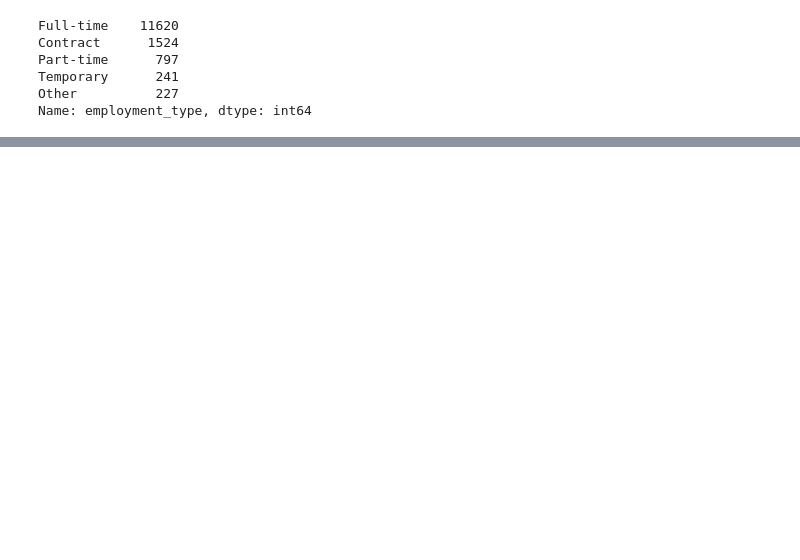
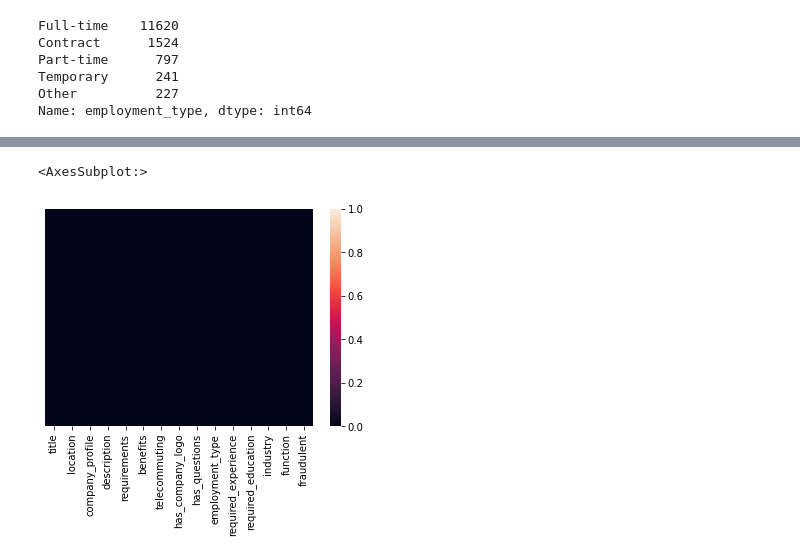
Before and after one commit to pritjee/Springboard, a Jupyter notebook: Fake_Job_prediction.ipynb, the cells around one changed output, grey strips where cells are left out. Cells and saved outputs as stored; diff of their text form; code cells hidden in the pictures; blank space fills up the shorter version.

```diff
--- a/Fake_Job_prediction.ipynb
+++ b/Fake_Job_prediction.ipynb
@@ -148,0 +543,5 @@ sns.heatmap(df.isnull(),yticklabels=False)
+# %%
+sns.heatmap(df.isnull(),yticklabels=False)
+# %% [output]
+<AxesSubplot:>
+[figure, added]
```
Also changed, not shown: parts of 57 cells of this notebook.
